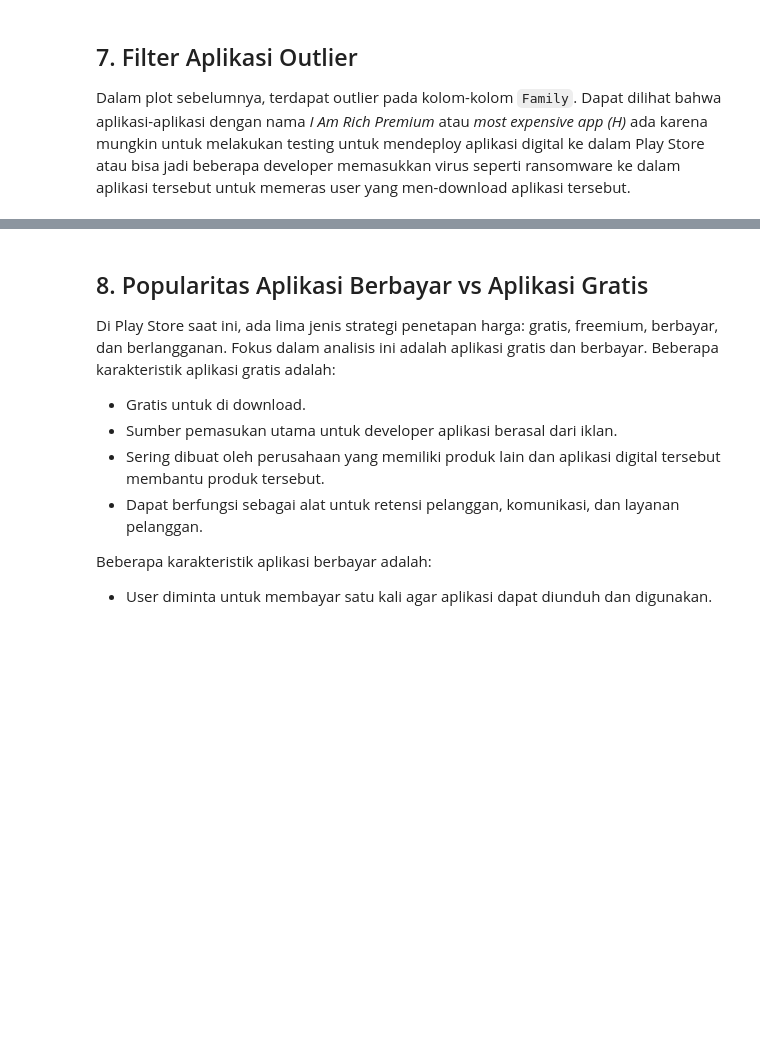
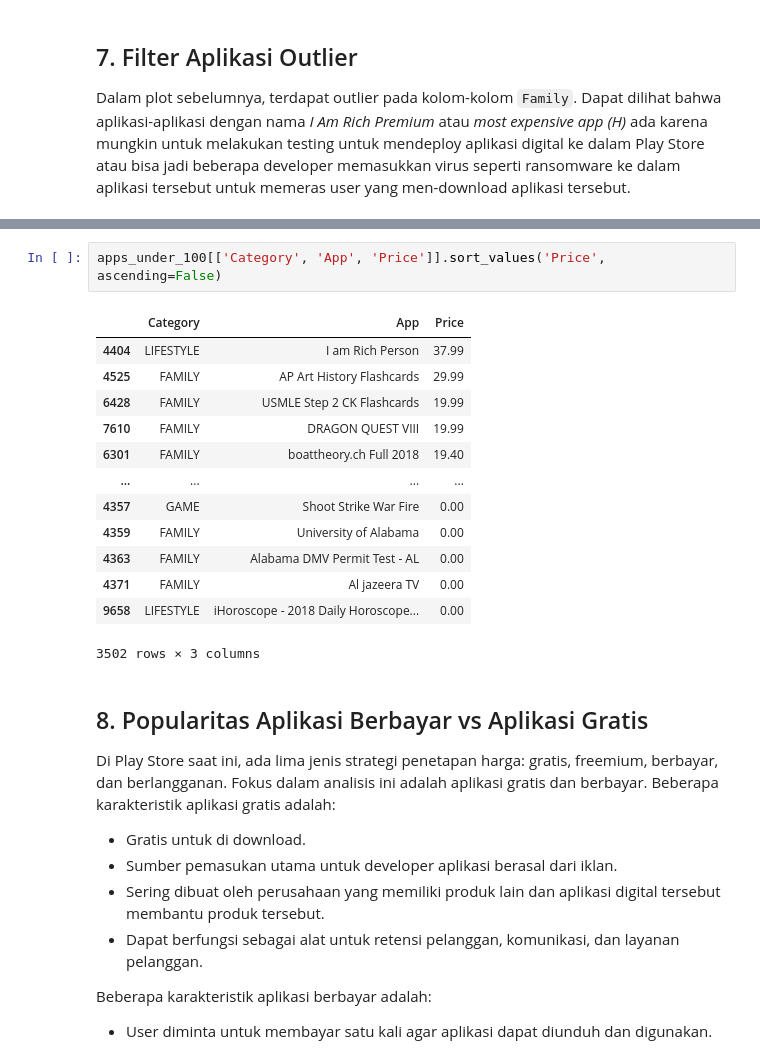
Before and after one commit to zakialfaridzi/Analyse-Android-App-Market-in-Play-Store, a Jupyter notebook: script.ipynb, the cells around one changed output, grey strips where cells are left out. Cells and saved outputs as stored; diff of their text form; blank space fills up the shorter version.

```diff
--- a/script.ipynb
+++ b/script.ipynb
@@ -271,3 +311,19 @@ Text(0.5, 1.0, 'Treng Harga Aplikasi Dalam Setiap Kategori Setelah Filter')
+# %%
+apps_under_100[['Category', 'App', 'Price']].sort_values('Price', ascending=False)
+# %% [output]
+|  | Category | App | Price |
+| 4404 | LIFESTYLE | I am Rich Person | 37.99 |
+| 4525 | FAMILY | AP Art History Flashcards | 29.99 |
+| 6428 | FAMILY | USMLE Step 2 CK Flashcards | 19.99 |
+| 7610 | FAMILY | DRAGON QUEST VIII | 19.99 |
+| 6301 | FAMILY | boattheory.ch Full 2018 | 19.40 |
+| ... | ... | ... | ... |
+| 4357 | GAME | Shoot Strike War Fire | 0.00 |
+| 4359 | FAMILY | University of Alabama | 0.00 |
+| 4363 | FAMILY | Alabama DMV Permit Test - AL | 0.00 |
+| 4371 | FAMILY | Al jazeera TV | 0.00 |
+| 9658 | LIFESTYLE | iHoroscope - 2018 Daily Horoscope... | 0.00 |
+3502 rows × 3 columns
 # %% [markdown]
 ## 8. Popularitas Aplikasi Berbayar vs Aplikasi Gratis
 <p>Di Play Store saat ini, ada lima jenis strategi penetapan harga: gratis, freemium, berbayar, dan berlangganan. Fokus dalam analisis ini adalah aplikasi gratis dan berbayar. Beberapa karakteristik aplikasi gratis adalah:</p>
```
Also changed, not shown: parts of 11 cells of this notebook, 8 other files.
